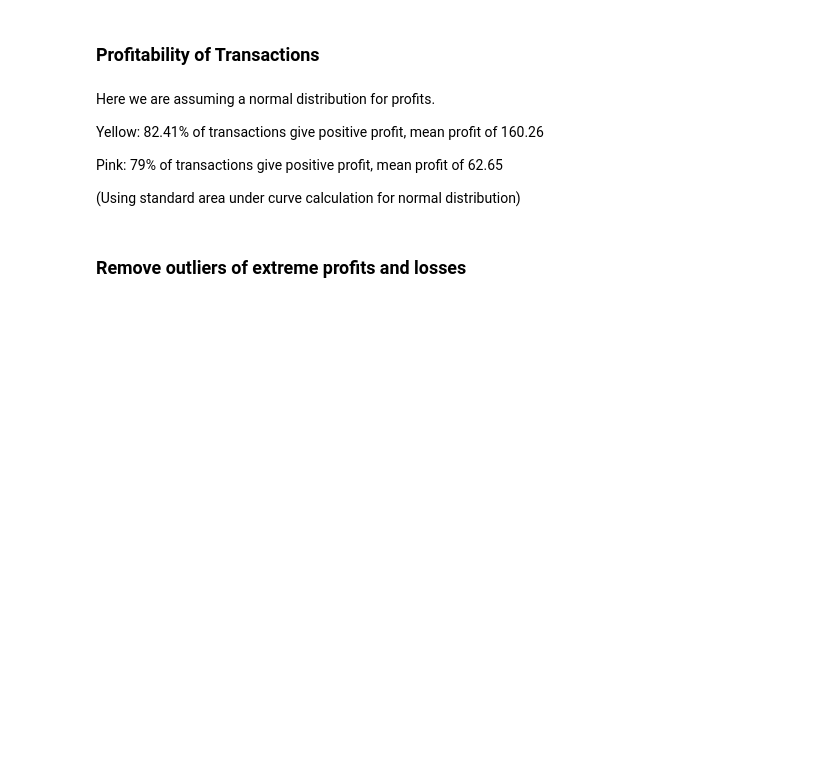
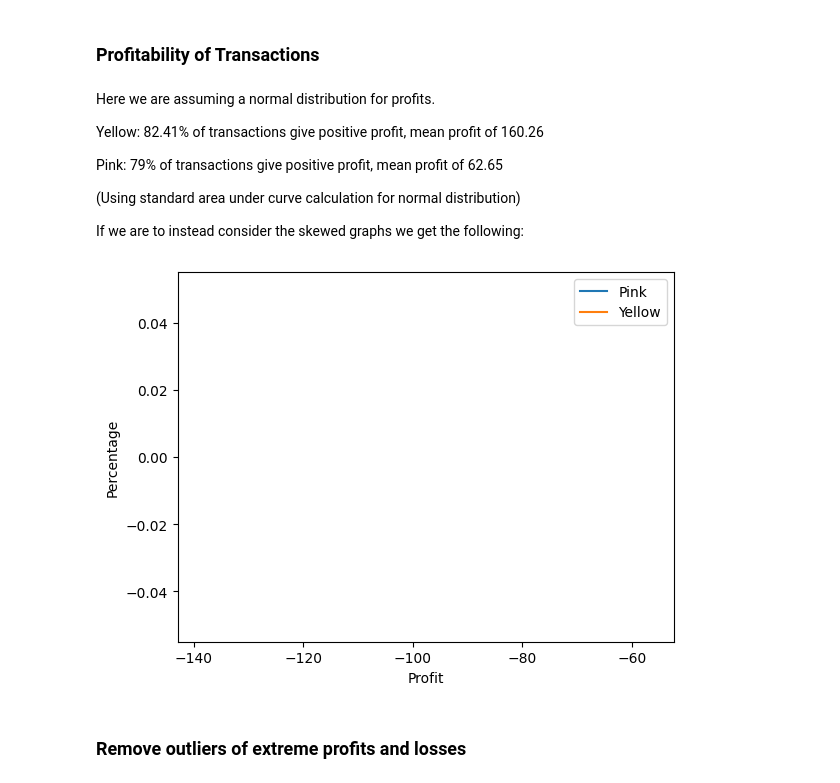
Before and after one commit to farischaudhry/DataGalcier, a Jupyter notebook: Week 2/analysis.ipynb, the cells around one changed output. Saved outputs shown, nothing was run; the diff lists cells and outputs as text; code cells hidden in the pictures; blank space fills up the shorter version.

Commit message:
add skewness graph

```diff
--- a/Week 2/analysis.ipynb
+++ b/Week 2/analysis.ipynb
@@ -487,6 +487,22 @@ Yellow: 82.41% of transactions give positive profit, mean profit of 160.26
 Pink: 79% of transactions give positive profit, mean profit of 62.65
 
 (Using standard area under curve calculation for normal distribution)
+
+If we are to instead consider the skewed graphs we get the following:
+# %%
+pink_skew = cab_df.loc[cab_df['Company'] == 'Pink Cab']['Profit'].skew()
+yellow_skew = cab_df.loc[cab_df['Company'] == 'Yellow Cab']['Profit'].skew()
+
+pink_x = np.linspace(pink_mu - 3*pink_sigma, pink_mu + 3*pink_sigma, 100)
+yellow_x = np.linspace(yellow_mu - 3*yellow_sigma, yellow_mu + 3*yellow_sigma, 100)
+plt.plot(pink_x, stats.skewnorm.pdf(pink_x, pink_skew))
+plt.plot(yellow_x, stats.skewnorm.pdf(yellow_x, yellow_skew))
+plt.xlabel('Profit')
+plt.ylabel('Percentage')
+plt.legend(['Pink', 'Yellow'])
+plt.show()
+# %% [output]
+[figure, added]
 # %% [markdown]
 ### Remove outliers of extreme profits and losses
 # %%
```
